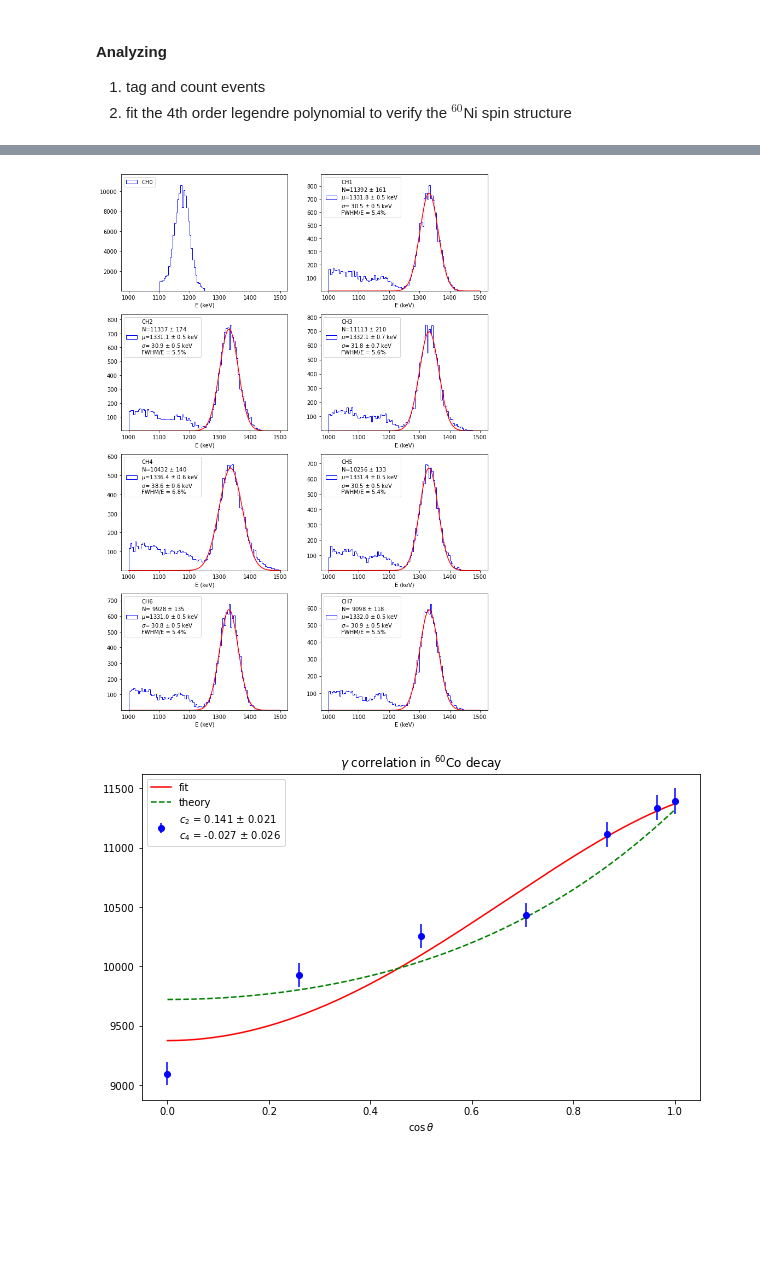
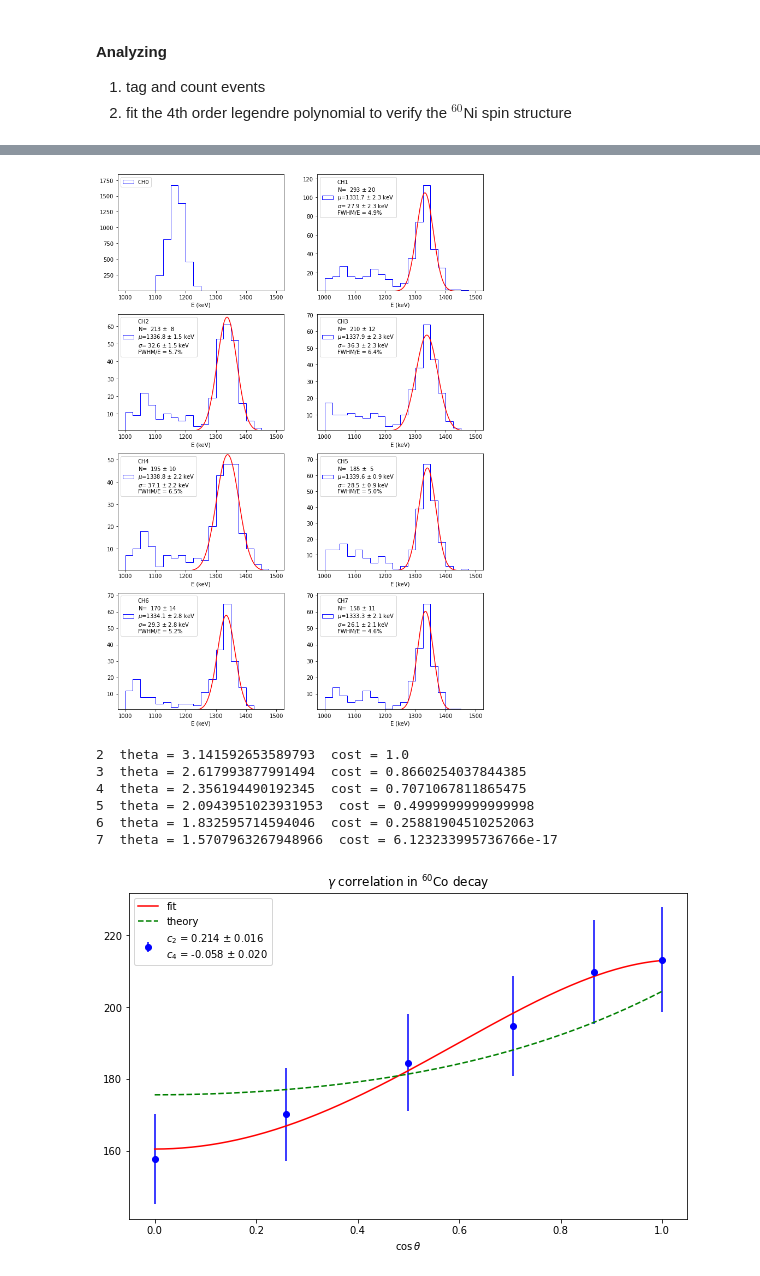
Before and after one commit to acolijn/DT5550_DAQ, a Jupyter notebook: analysis/co60_analysis.ipynb, the cells around one changed output, grey strips where cells are left out. Saved outputs shown, nothing was run; the diff lists cells and outputs as text; code cells hidden in the pictures; blank space fills up the shorter version.

```diff
--- a/analysis/co60_analysis.ipynb
+++ b/analysis/co60_analysis.ipynb
@@ -10,7 +10,7 @@ from Co60Analysis import *
 # %% [markdown]
 #### Select the runs you wish to analyze
 # %%
-runs = ['C:/data/20220114_094646/']
+runs = ['C:/data/20220119_135419/']
 # runs = ['C:/data/20220110_165917/']
 # %% [markdown]
 #### Processing.....
@@ -48,7 +36,7 @@ Co60Analysis:: Processing data - Done....
 # %%
 # 1..... select=0: tag the 1173keV peak and analyse the 1332keV
 #        select=1:    "    1332keV              "       1173keV
-myCo60.tag_and_count_events(select=1)
+myCo60.tag_and_count_events(select=1, bins=20)
 # 2....
 myCo60.correlation_analysis()
 # %% [output]
@@ -62,2 +50,8 @@ myCo60.correlation_analysis()
-[figure, old version]
+[figure, new version]
+2  theta = 3.141592653589793  cost = 1.0
+3  theta = 2.617993877991494  cost = 0.8660254037844385
+4  theta = 2.356194490192345  cost = 0.7071067811865475
+5  theta = 2.0943951023931953  cost = 0.4999999999999998
+6  theta = 1.832595714594046  cost = 0.25881904510252063
+7  theta = 1.5707963267948966  cost = 6.123233995736766e-17
-[figure, old version]
+[figure, new version]
```
Also changed, not shown: parts of 3 cells of this notebook, 11 other files.
